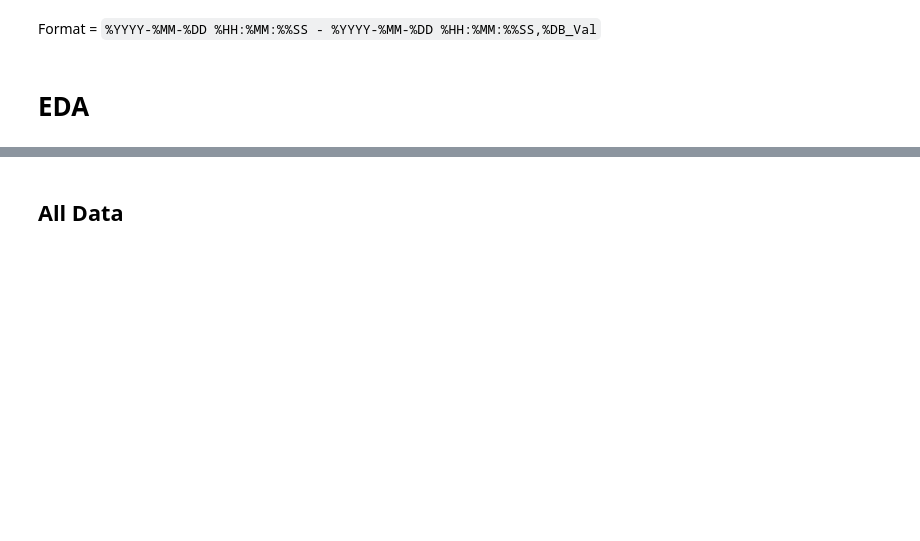
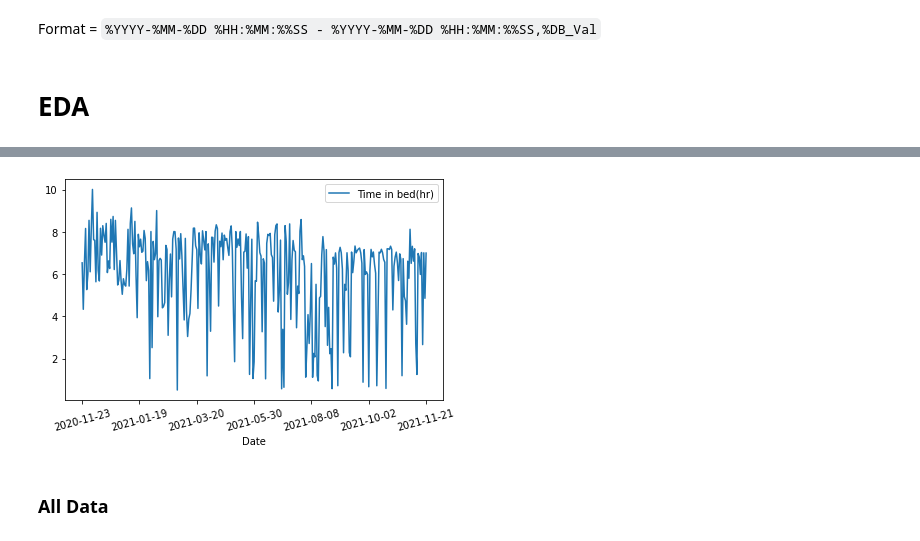
Before and after one commit to Ben10164/CPSC222-Project, a Jupyter notebook: project.ipynb, the cells around one changed output, grey strips where cells are left out. Cells and saved outputs as stored; diff of their text form; code cells hidden in the pictures; blank space fills up the shorter version.

```diff
--- a/project.ipynb
+++ b/project.ipynb
@@ -170,7 +175,9 @@ fig.savefig("figures/audio_graph.jpg",dpi=500)
 # %%
-ax = sleep_data.plot(subplots=True)
+ax = sleep_data.plot(subplots=True,rot=15)
 fig = ax[0].get_figure()
 fig.savefig("figures/sleep_graph.jpg",dpi=500)
+# %% [output]
+[figure, added]
 # %% [markdown]
-## All Data
+### All Data
 # %%
```
Also changed, not shown: parts of 49 cells of this notebook, 9 other files.
